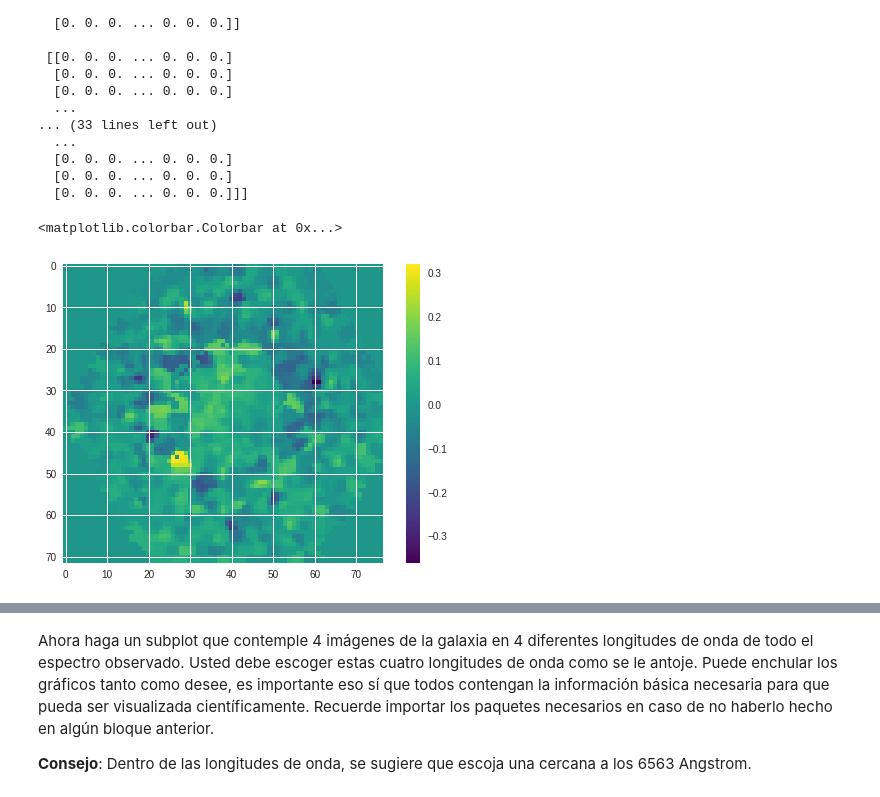
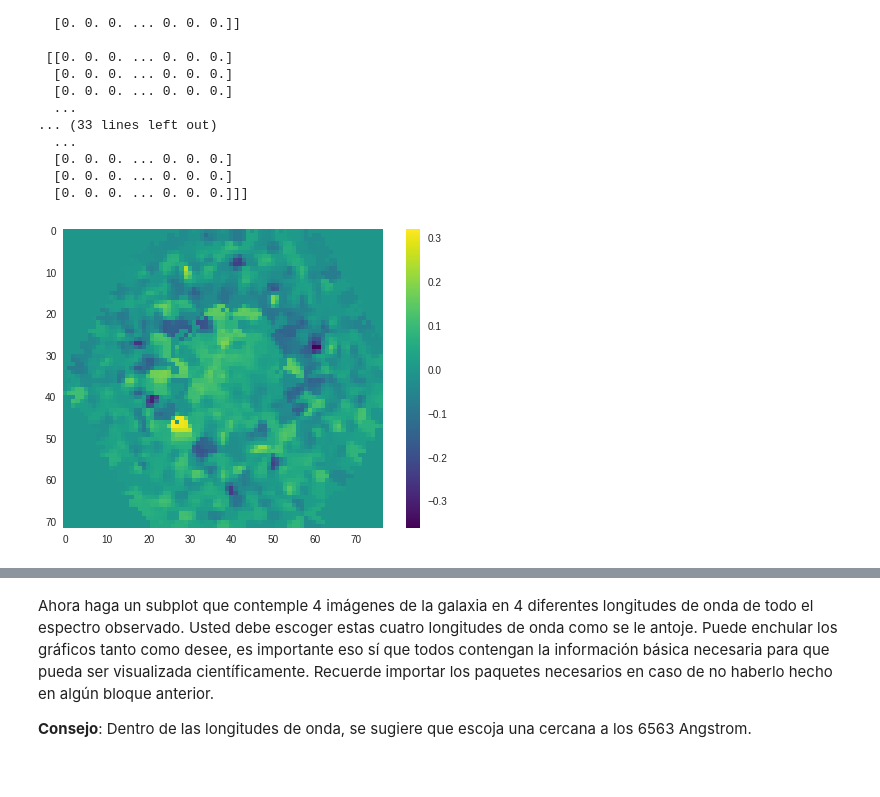
Before and after one commit to JoseJD7/minitarea4, a Jupyter notebook: minitarea4.ipynb, the cells around one changed output, grey strips where cells are left out. Cells and saved outputs as stored; diff of their text form; code cells hidden in the pictures.

```diff
--- a/minitarea4.ipynb
+++ b/minitarea4.ipynb
@@ -103,8 +103,9 @@ print(data)
   [0. 0. 0. ... 0. 0. 0.]
   [0. 0. 0. ... 0. 0. 0.]]]
 # %%
+#Esto es un test.
 plt.imshow(data[0],cmap='viridis')
 plt.colorbar()
+plt.grid(b=None)
 # %% [output]
-<matplotlib.colorbar.Colorbar at 0x...>
-[figure, old version]
+[figure, new version]
```
Also changed, not shown: parts of 2 cells of this notebook.
